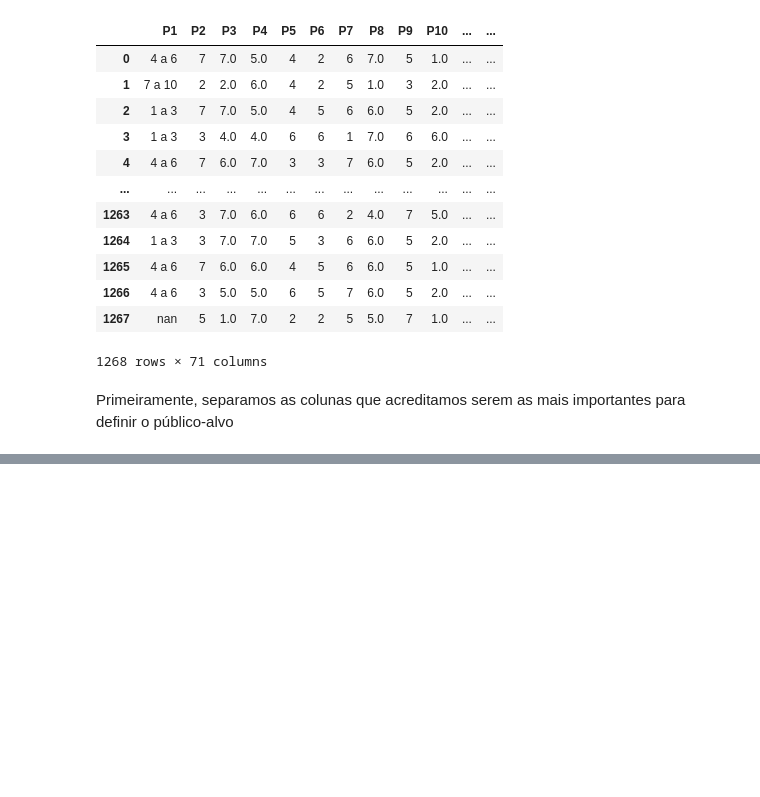
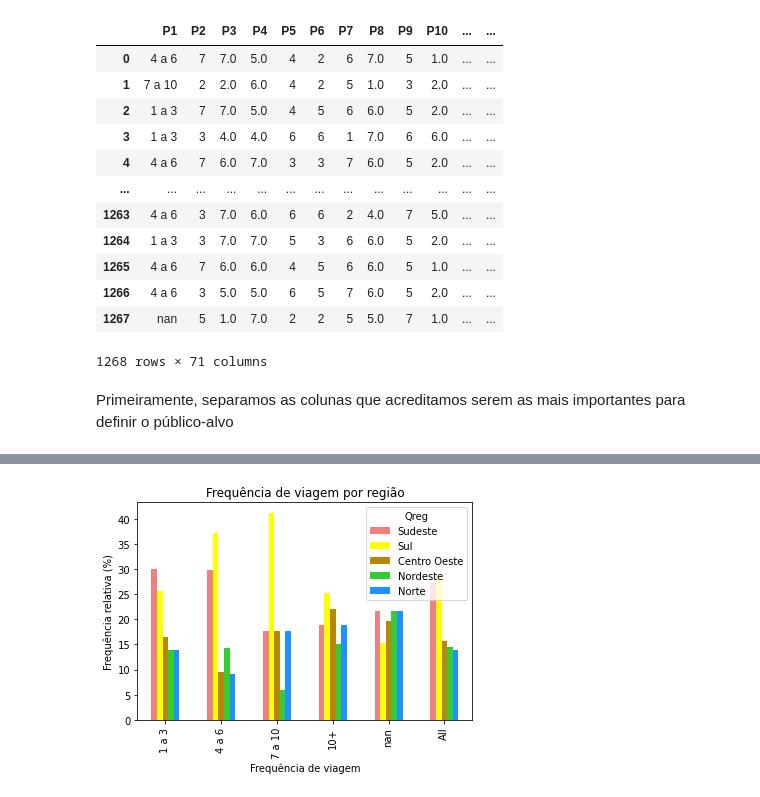
Before and after one commit to pmahfuz/Jr_hotelaria, a Jupyter notebook: Analise_base.ipynb, the cells around one changed output, grey strips where cells are left out. Drawn from its saved outputs; the diff is of its cells as text; code cells hidden in the pictures; blank space fills up the shorter version.

```diff
--- a/Analise_base.ipynb
+++ b/Analise_base.ipynb
@@ -177,0 +213,12 @@ plt.show()
+# %%
+# Gráfico de barras de frequência de viagem por região
+freq_x_regiao = pd.crosstab(freq_de_viagem, regiao, normalize = 'index', margins = True).round(3)*100
+
+freq_x_regiao.plot.bar(color = cores)
+plt.title('Frequência de viagem por região')
+plt.ylabel('Frequência relativa (%)')
+plt.xlabel('Frequência de viagem')
+#plt.legend(loc='center')
+plt.show()
+# %% [output]
+[figure, added]
```
Also changed, not shown: parts of 11 cells of this notebook.
